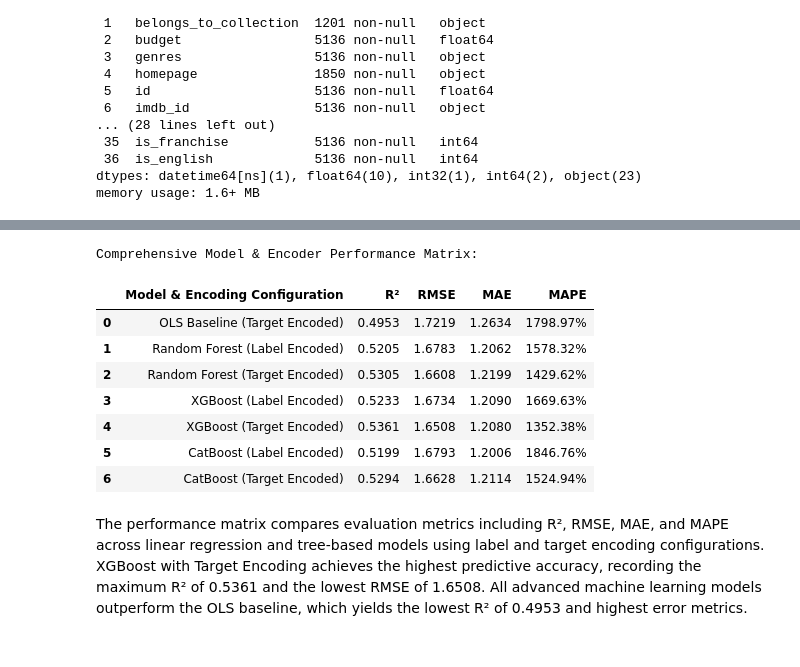
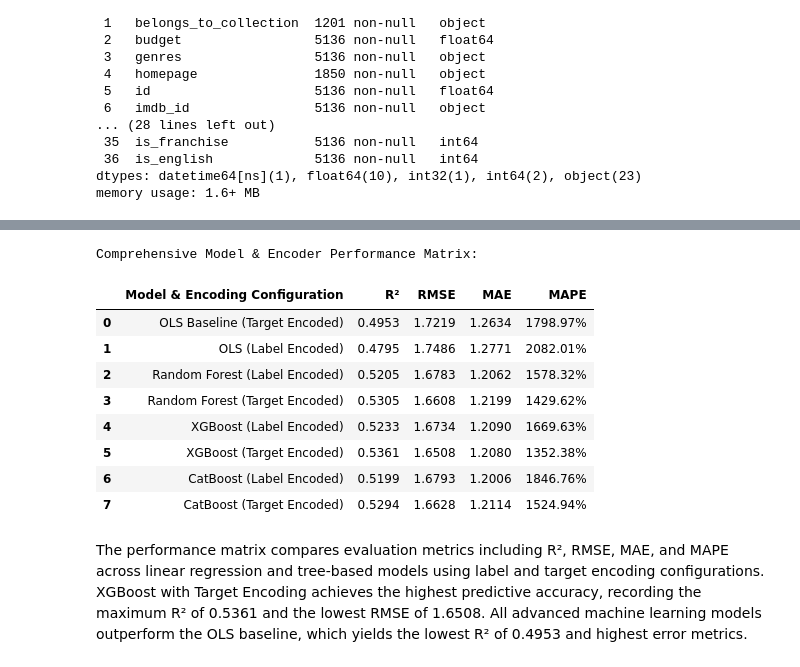
Before and after one commit to avayashka/MoviePrediction_Results, a Jupyter notebook: box_office_prediction.ipynb, the cells around one changed output, grey strips where cells are left out. Drawn from its saved outputs; the diff is of its cells as text; code cells hidden in the pictures.

```diff
--- a/box_office_prediction.ipynb
+++ b/box_office_prediction.ipynb
@@ -651,6 +651,11 @@ ols = LinearRegression()
 ols.fit(X_train_te, y_train)
 ols_preds = ols.predict(X_test_te)
 all_results.append({"Model / Encoder": "OLS Baseline (Target Encoded)", **get_metrics(y_test, ols_preds)})
+
+ols_le = LinearRegression()
+ols_le.fit(X_train_le, y_train)
+ols_le_preds = ols_le.predict(X_test_le)
+all_results.append({"Model / Encoder": "OLS (Label Encoded)", **get_metrics(y_test, ols_le_preds)})
 
 rf_le = RandomForestRegressor(**study_rf_le.best_params, n_jobs=-1, random_state=42)
 rf_le.fit(X_train_le, y_train)
@@ -671,39 +676,40 @@ xgb_te = XGBRegressor(**study_xgb.best_params, n_estimators=500, n_jobs=-1, rand
 xgb_te.fit(X_train_te, y_train)
 xgb_te_preds = xgb_te.predict(X_test_te)
 all_results.append({"Model / Encoder": "XGBoost (Target Encoded)", **get_metrics(y_test, xgb_te_preds)})
 
 best_cat_le = CatBoostRegressor(**study_cat_le.best_params, iterations=500, verbose=False, random_seed=42)
 best_cat_le.fit(X_train_le, y_train)
 cat_le_preds = best_cat_le.predict(X_test_le)
 all_results.append({"Model / Encoder": "CatBoost (Label Encoded)", **get_metrics(y_test, cat_le_preds)})
 
 best_cat_te = CatBoostRegressor(**study_cat.best_params, iterations=500, verbose=False, random_seed=42)
 best_cat_te.fit(X_train_te, y_train)
 cat_te_preds = best_cat_te.predict(X_test_te)
 all_results.append({"Model / Encoder": "CatBoost (Target Encoded)", **get_metrics(y_test, cat_te_preds)})
 
 df_comprehensive = pd.DataFrame(all_results)
 
 formatted_comprehensive_table = pd.DataFrame({
     "Model & Encoding Configuration": df_comprehensive["Model / Encoder"],
     "R²": df_comprehensive["R2"].map("{:.4f}".format),
     "RMSE": df_comprehensive["RMSE"].map("{:.4f}".format),
     "MAE": df_comprehensive["MAE"].map("{:.4f}".format),
     "MAPE": df_comprehensive["MAPE"].map("{:.2f}%".format)
 })
 
 print("Comprehensive Model & Encoder Performance Matrix:")
 display(formatted_comprehensive_table)
 # %% [output]
 Comprehensive Model & Encoder Performance Matrix:
 |  | Model & Encoding Configuration | R² | RMSE | MAE | MAPE |
 | 0 | OLS Baseline (Target Encoded) | 0.4953 | 1.7219 | 1.2634 | 1798.97% |
-| 1 | Random Forest (Label Encoded) | 0.5205 | 1.6783 | 1.2062 | 1578.32% |
-| 2 | Random Forest (Target Encoded) | 0.5305 | 1.6608 | 1.2199 | 1429.62% |
-| 3 | XGBoost (Label Encoded) | 0.5233 | 1.6734 | 1.2090 | 1669.63% |
-| 4 | XGBoost (Target Encoded) | 0.5361 | 1.6508 | 1.2080 | 1352.38% |
-| 5 | CatBoost (Label Encoded) | 0.5199 | 1.6793 | 1.2006 | 1846.76% |
-| 6 | CatBoost (Target Encoded) | 0.5294 | 1.6628 | 1.2114 | 1524.94% |
+| 1 | OLS (Label Encoded) | 0.4795 | 1.7486 | 1.2771 | 2082.01% |
+| 2 | Random Forest (Label Encoded) | 0.5205 | 1.6783 | 1.2062 | 1578.32% |
+| 3 | Random Forest (Target Encoded) | 0.5305 | 1.6608 | 1.2199 | 1429.62% |
+| 4 | XGBoost (Label Encoded) | 0.5233 | 1.6734 | 1.2090 | 1669.63% |
+| 5 | XGBoost (Target Encoded) | 0.5361 | 1.6508 | 1.2080 | 1352.38% |
+| 6 | CatBoost (Label Encoded) | 0.5199 | 1.6793 | 1.2006 | 1846.76% |
+| 7 | CatBoost (Target Encoded) | 0.5294 | 1.6628 | 1.2114 | 1524.94% |
 # %% [markdown]
 The performance matrix compares evaluation metrics including R², RMSE, MAE, and MAPE across linear regression and tree-based models using label and target encoding configurations. XGBoost with Target Encoding achieves the highest predictive accuracy, recording the maximum R² of 0.5361 and the lowest RMSE of 1.6508. All advanced machine learning models outperform the OLS baseline, which yields the lowest R² of 0.4953 and highest error metrics.
 # %%
```
Also changed, not shown: parts of 10 cells of this notebook.
